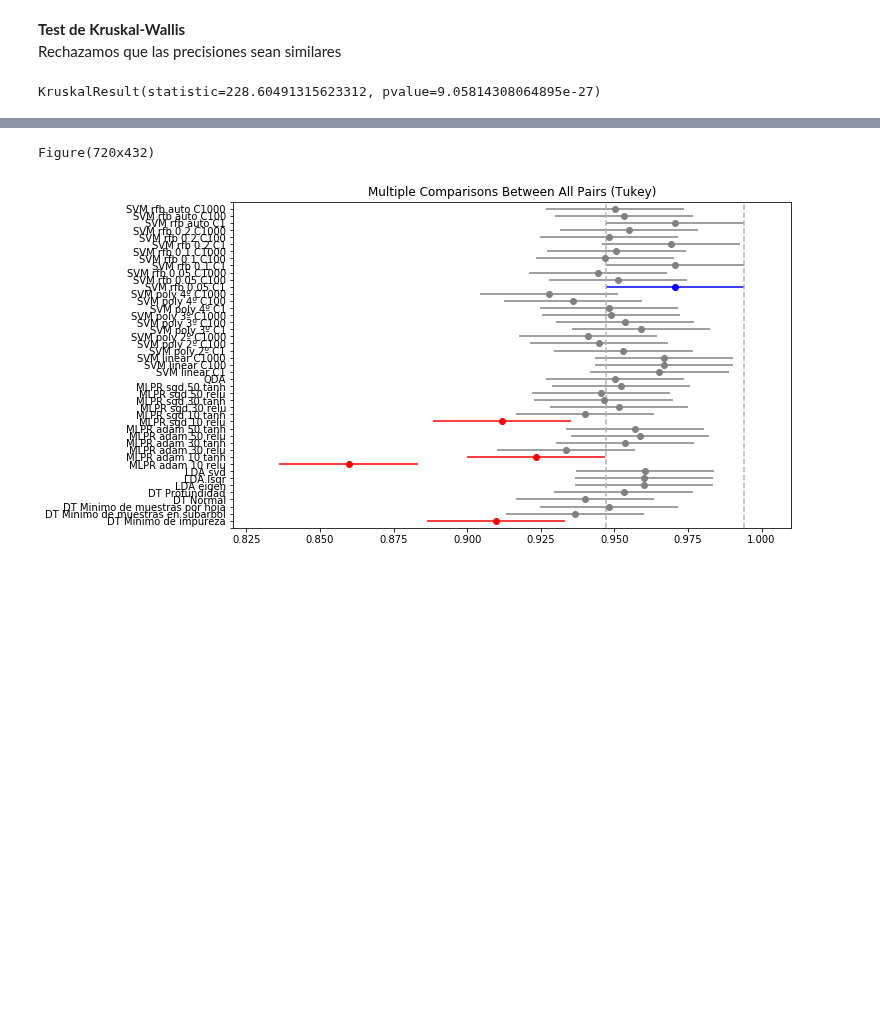
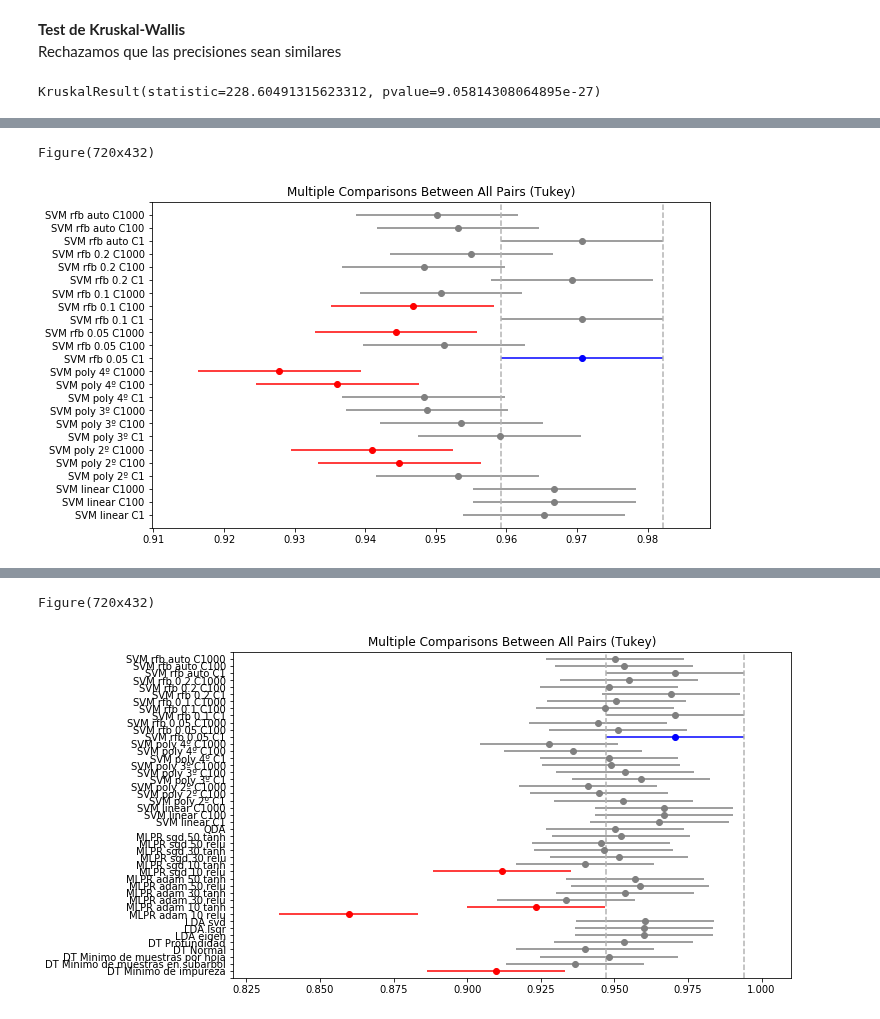
Before and after one commit to iagooteroc/int_computacional, a Jupyter notebook: p3_bcw.ipynb, the cells around one changed output, grey strips where cells are left out. Drawn from its saved outputs; the diff is of its cells as text; code cells hidden in the pictures; blank space fills up the shorter version.

```diff
--- a/p3_bcw.ipynb
+++ b/p3_bcw.ipynb
@@ -452,0 +470,5 @@ KruskalResult(statistic=228.60491315623312, pvalue=9.05814308064895e-27)
+# %%
+result, best_group = tukey_test(res_test, 9, 33, etiquetas)
+# %% [output]
+Figure(720x432)
+[figure, added]
```
Also changed, not shown: parts of 6 cells of this notebook, 1 other file.
